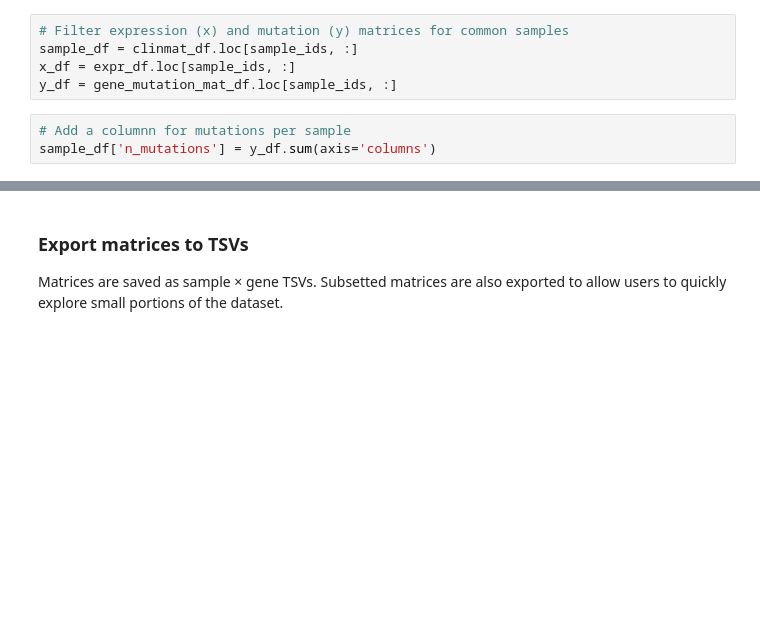
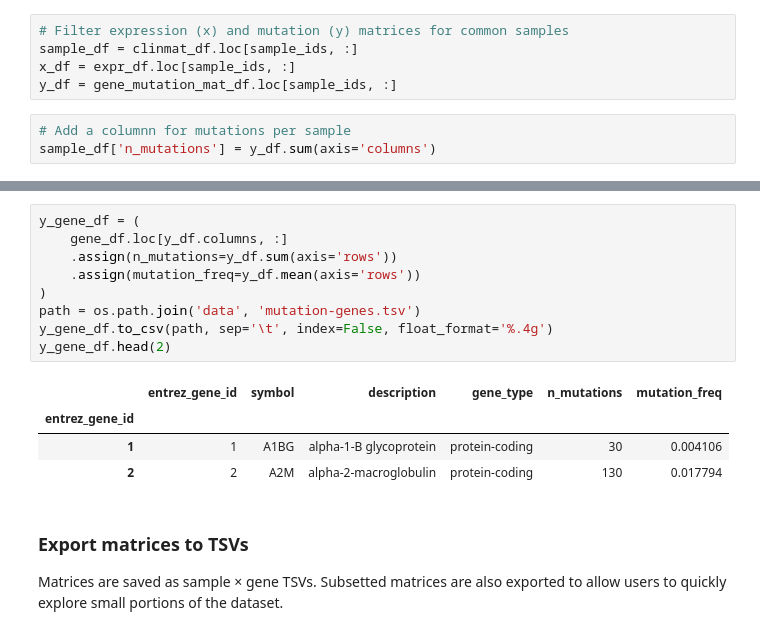
Before and after one commit to cognoma/cancer-data, a Jupyter notebook: 2.TCGA-process.ipynb, the cells around one changed output, grey strips where cells are left out. Saved outputs shown, nothing was run; the diff lists cells and outputs as text; blank space fills up the shorter version.

```diff
--- a/2.TCGA-process.ipynb
+++ b/2.TCGA-process.ipynb
@@ -292,3 +313,17 @@ sample_df['n_mutations'] = y_df.sum(axis='columns')
+# %%
+y_gene_df = (
+    gene_df.loc[y_df.columns, :]
+    .assign(n_mutations=y_df.sum(axis='rows'))
+    .assign(mutation_freq=y_df.mean(axis='rows'))
+)
+path = os.path.join('data', 'mutation-genes.tsv')
+y_gene_df.to_csv(path, sep='\t', index=False, float_format='%.4g')
+y_gene_df.head(2)
+# %% [output]
+|  | entrez_gene_id | symbol | description | gene_type | n_mutations | mutation_freq |
+| entrez_gene_id |  |  |  |  |  |  |
+| 1 | 1 | A1BG | alpha-1-B glycoprotein | protein-coding | 30 | 0.004106 |
+| 2 | 2 | A2M | alpha-2-macroglobulin | protein-coding | 130 | 0.017794 |
 # %% [markdown]
 ### Export matrices to TSVs
 
```
Also changed, not shown: parts of 18 cells of this notebook, 16 other files.
